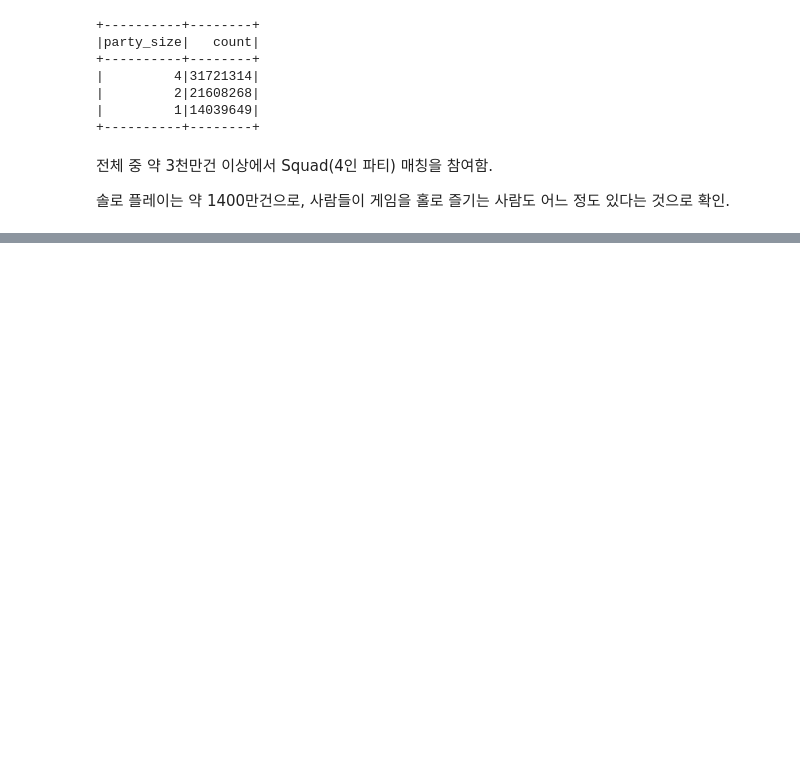
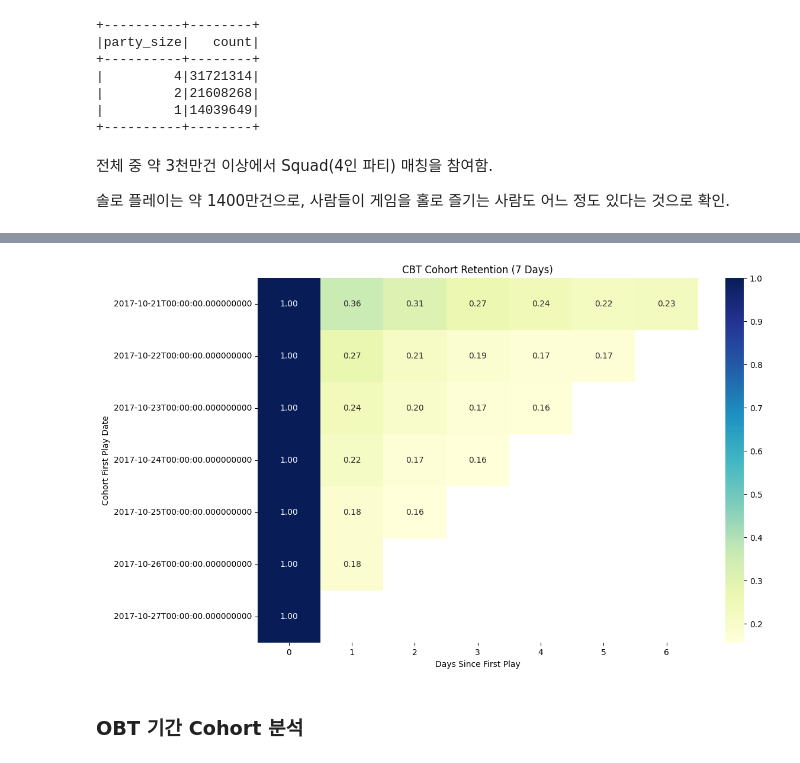
Before and after one commit to saeraniren/PUBG_Match_Deaths_and_Statistics, a Jupyter notebook: main.ipynb, the cells around one changed output, grey strips where cells are left out. Cells and saved outputs as stored; diff of their text form; code cells hidden in the pictures; blank space fills up the shorter version.

Commit message:
cohort commit

```diff
--- a/main.ipynb
+++ b/main.ipynb
@@ -262,0 +519,5 @@ df.groupBy("party_size").count().orderBy("count", ascending=False).show()
+# %%
+# CBT 기간 기준 Cohort 별 일자별 유저 수 집계
+df_cohort = df_cbt.groupBy(["first_play_date", "date_period"]).agg(
+    countDistinct("player_name").alias("user_count")
+).orderBy(["first_play_date", "date_period"])
@@ -262,0 +544,6 @@ df.groupBy("party_size").count().orderBy("count", ascending=False).show()
+# %%
+# pandas 데이터프레임으로 변환
+pdf_cbt_cohort = df_cohort.toPandas()
+
+# 변환 확인
+pdf_cbt_cohort.head(10)
@@ -262,0 +562,33 @@ df.groupBy("party_size").count().orderBy("count", ascending=False).show()
+# %%
+# date 컬럼을 datetime으로 변환
+pdf_cbt_cohort['first_play_date'] = pd.to_datetime(pdf_cbt_cohort['first_play_date'])
+pdf_cbt_cohort['date_period'] = pd.to_datetime(pdf_cbt_cohort['date_period'])
+
+# 첫 플레이일 기준 경과일 계산
+pdf_cbt_cohort['days_since_first_play'] = (pdf_cbt_cohort['date_period'] - pdf_cbt_cohort['first_play_date']).dt.days
+
+# 첫날 유저 수 (cohort size)
+cohort_size = pdf_cbt_cohort[pdf_cbt_cohort['days_since_first_play'] == 0][['first_play_date', 'user_count']]
+cohort_size = cohort_size.rename(columns={'user_count': 'cohort_size'})
+
+# 원본 데이터와 병합
+pdf_cbt_cohort = pdf_cbt_cohort.merge(cohort_size, on='first_play_date')
+# %%
+# Retention 계산
+pdf_cbt_cohort['retention_rate'] = pdf_cbt_cohort['user_count'] / pdf_cbt_cohort['cohort_size']
+# %%
+# 행: first_play_date, 열: days_since_first_play, 값: retention_rate
+heatmap_data = pdf_cbt_cohort.pivot(index='first_play_date',
+                               columns='days_since_first_play',
+                               values='retention_rate')
+
+plt.figure(figsize=(12, 8))
+sns.heatmap(heatmap_data, annot=True, fmt=".2f", cmap="YlGnBu")
+plt.title("CBT Cohort Retention (7 Days)")
+plt.xlabel("Days Since First Play")
+plt.ylabel("Cohort First Play Date")
+plt.show()
+# %% [output]
+[figure, added]
+# %% [markdown]
+### **OBT 기간 Cohort 분석**
```
Also changed, not shown: parts of 40 cells of this notebook.
